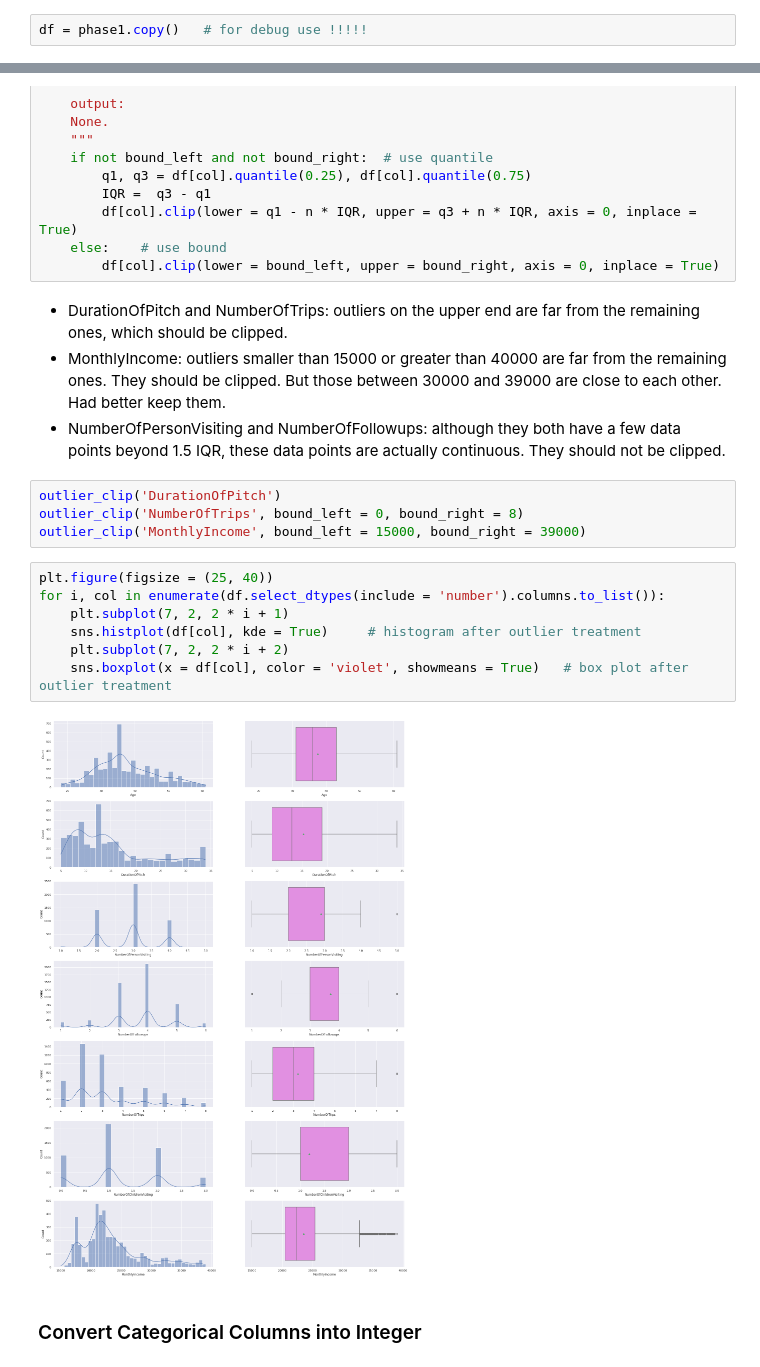
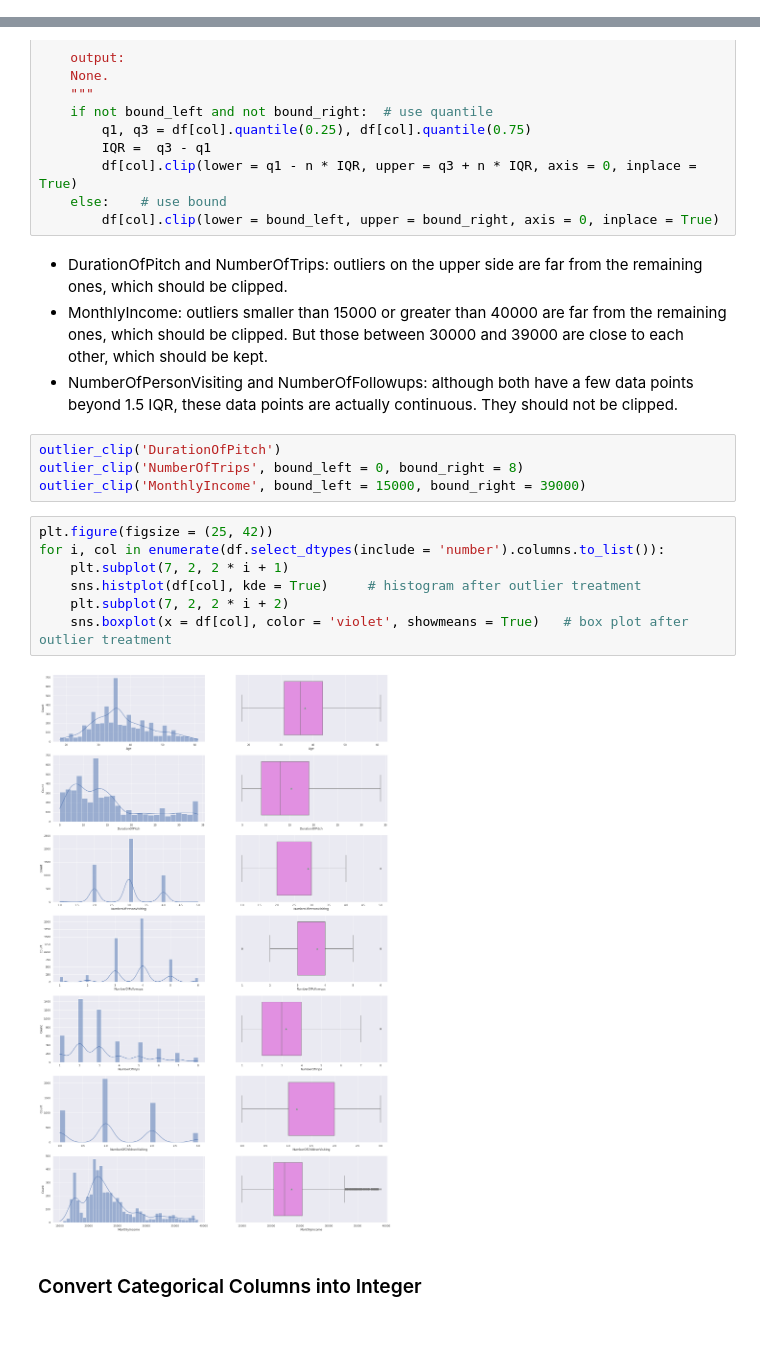
Before and after one commit to liangym2014/Data-science-and-machine-learning, a Jupyter notebook: 4.Travel_Package_Purchase_Prediction_Solution.ipynb, the cells around one changed output, grey strips where cells are left out. Cells and saved outputs as stored; diff of their text form; blank space fills up the shorter version.

```diff
--- a/4.Travel_Package_Purchase_Prediction_Solution.ipynb
+++ b/4.Travel_Package_Purchase_Prediction_Solution.ipynb
@@ -890,5 +888,3 @@ phase1 = df.copy()  # for debug use !!!!!
-# %%
-df = phase1.copy()   # for debug use !!!!!
 # %%
 # clip column based on IQR or bound
 def outlier_clip(col, n = 1.5, bound_left = None, bound_right = None):
@@ -909,22 +905,22 @@ def outlier_clip(col, n = 1.5, bound_left = None, bound_right = None):
     else:    # use bound
         df[col].clip(lower = bound_left, upper = bound_right, axis = 0, inplace = True)
 # %% [markdown]
-- DurationOfPitch and NumberOfTrips: outliers on the upper end are far from the remaining ones, which should be clipped.
-- MonthlyIncome: outliers smaller than 15000 or greater than 40000 are far from the remaining ones. They should be clipped. But those between 30000 and 39000 are close to each other. Had better keep them.
-- NumberOfPersonVisiting and NumberOfFollowups: although they both have a few data points beyond 1.5 IQR, these data points are actually continuous. They should not be clipped.
+- DurationOfPitch and NumberOfTrips: outliers on the upper side are far from the remaining ones, which should be clipped.
+- MonthlyIncome: outliers smaller than 15000 or greater than 40000 are far from the remaining ones, which should be clipped. But those between 30000 and 39000 are close to each other, which should be kept.
+- NumberOfPersonVisiting and NumberOfFollowups: although both have a few data points beyond 1.5 IQR, these data points are actually continuous. They should not be clipped.
 # %%
 outlier_clip('DurationOfPitch')
 outlier_clip('NumberOfTrips', bound_left = 0, bound_right = 8)
 outlier_clip('MonthlyIncome', bound_left = 15000, bound_right = 39000)
 # %%
-plt.figure(figsize = (25, 40))
+plt.figure(figsize = (25, 42))
 for i, col in enumerate(df.select_dtypes(include = 'number').columns.to_list()):
     plt.subplot(7, 2, 2 * i + 1)
     sns.histplot(df[col], kde = True)     # histogram after outlier treatment
     plt.subplot(7, 2, 2 * i + 2)
     sns.boxplot(x = df[col], color = 'violet', showmeans = True)   # box plot after outlier treatment
 # %% [output]
-[figure, old version]
+[figure, new version]
 # %% [markdown]
 ### Convert Categorical Columns into Integer
 # %% [markdown]
```
Also changed, not shown: parts of 96 cells of this notebook.
